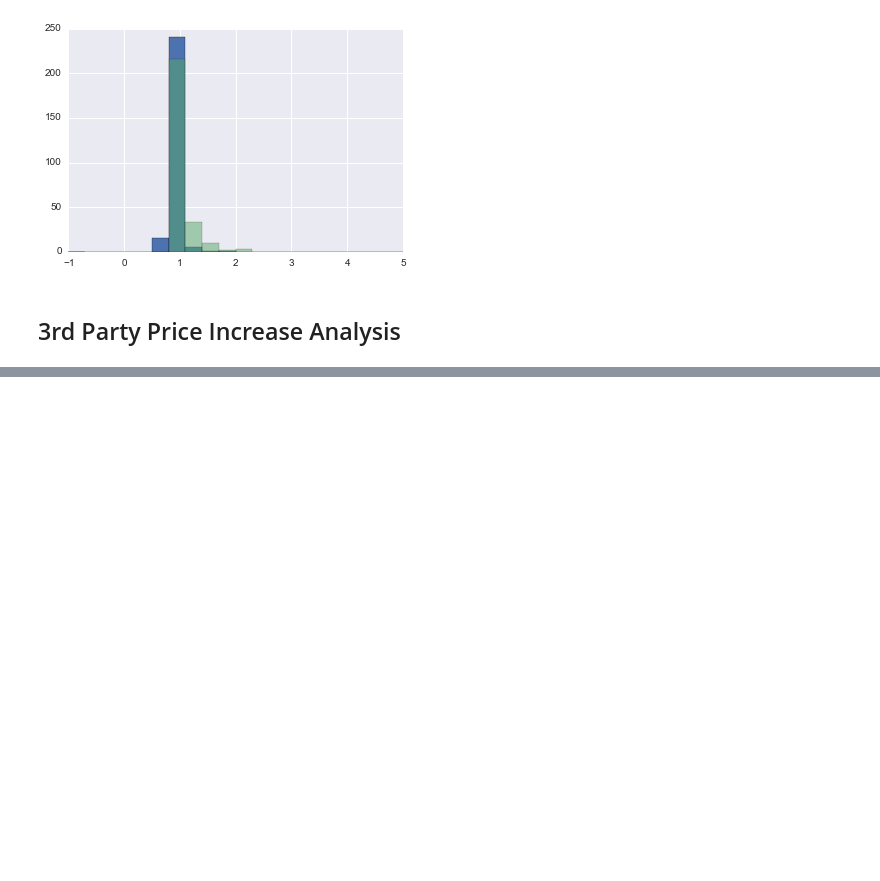
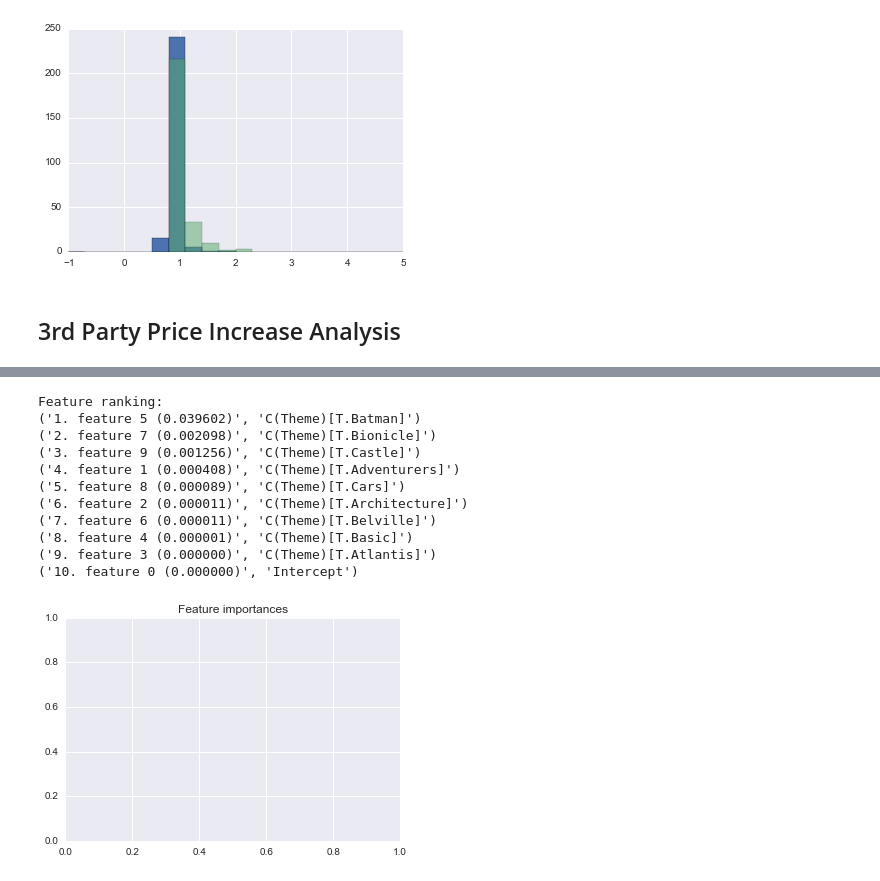
Before and after one commit to sharathbennur/LegoMe, a Jupyter notebook: Model_Lego_RF.ipynb, the cells around one changed output, grey strips where cells are left out. Cells and saved outputs as stored; diff of their text form; code cells hidden in the pictures; blank space fills up the shorter version.

```diff
--- a/Model_Lego_RF.ipynb
+++ b/Model_Lego_RF.ipynb
@@ -487,0 +546,39 @@ Feature ranking:
+# %%
+# print np.squeeze(preds[:10]), target_test[:10]
+# print rf.get_params()
+# print rf.feature_importances_
+
+importances = rf.feature_importances_[:10]
+std = np.std([tree.feature_importances_ for tree in rf.estimators_],
+             axis=0)
+indices = np.argsort(importances)[::-1]
+
+# Print the feature ranking
+print("Feature ranking:")
+
+plt.figure()
+plt.title("Feature importances")
+for f in range(10):
+    print("%d. feature %d (%f)" % (f + 1, indices[f], importances[indices[f]]),features.columns[indices[f]])
+#     plt.bar(range(75), importances[f],
+#        color="r", yerr=std[f], align="center")
+
+# # Plot the feature importances of the forest
+
+
+# plt.xticks(range(10), indices[:10])
+# plt.xlim([-1, 10])
+# plt.show()
+# %% [output]
+Feature ranking:
+('1. feature 5 (0.039602)', 'C(Theme)[T.Batman]')
+('2. feature 7 (0.002098)', 'C(Theme)[T.Bionicle]')
+('3. feature 9 (0.001256)', 'C(Theme)[T.Castle]')
+('4. feature 1 (0.000408)', 'C(Theme)[T.Adventurers]')
+('5. feature 8 (0.000089)', 'C(Theme)[T.Cars]')
+('6. feature 2 (0.000011)', 'C(Theme)[T.Architecture]')
+('7. feature 6 (0.000011)', 'C(Theme)[T.Belville]')
+('8. feature 4 (0.000001)', 'C(Theme)[T.Basic]')
+('9. feature 3 (0.000000)', 'C(Theme)[T.Atlantis]')
+('10. feature 0 (0.000000)', 'Intercept')
+[figure, added]
```
Also changed, not shown: parts of 28 cells of this notebook, 9 other files.
